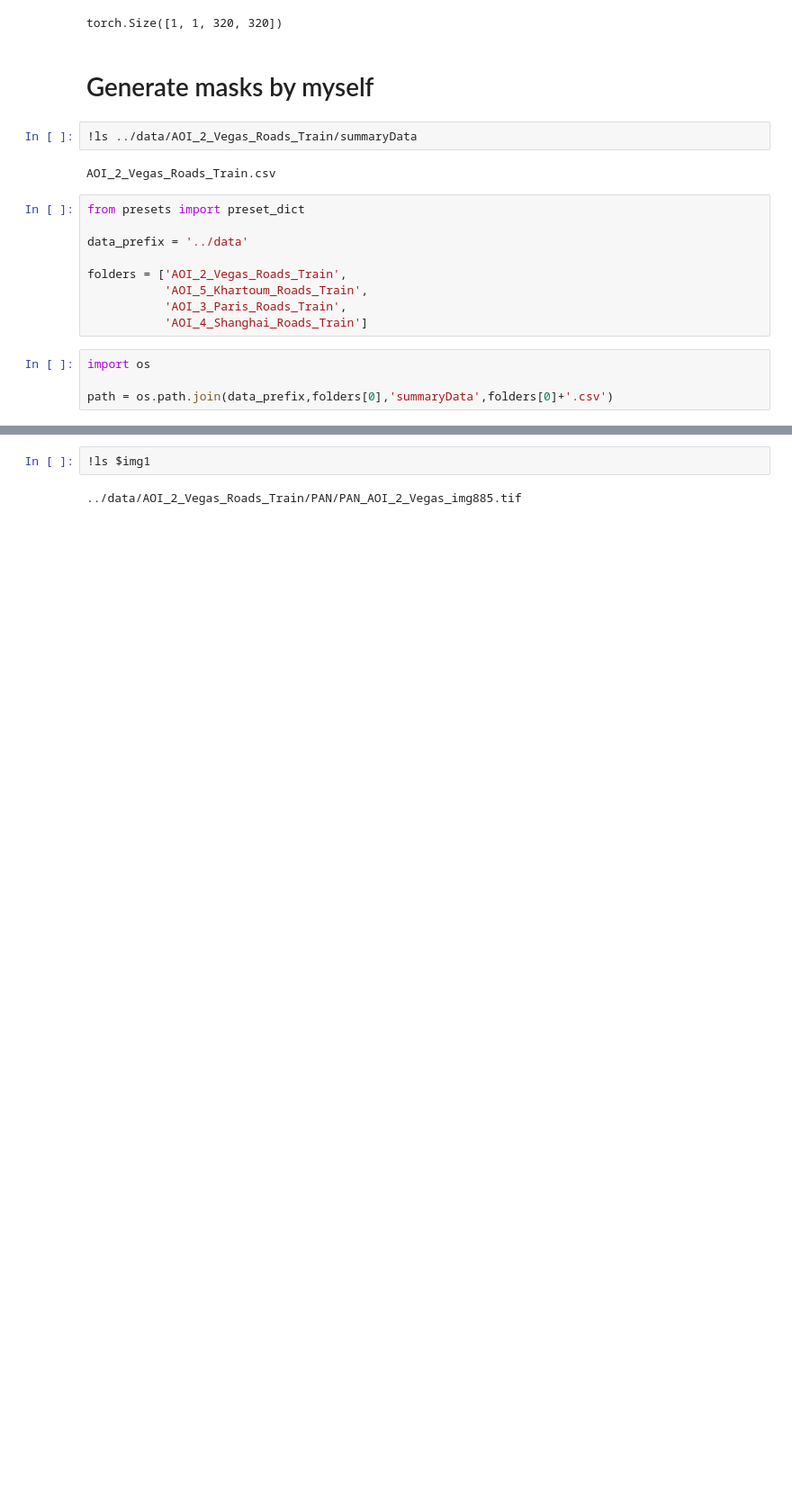
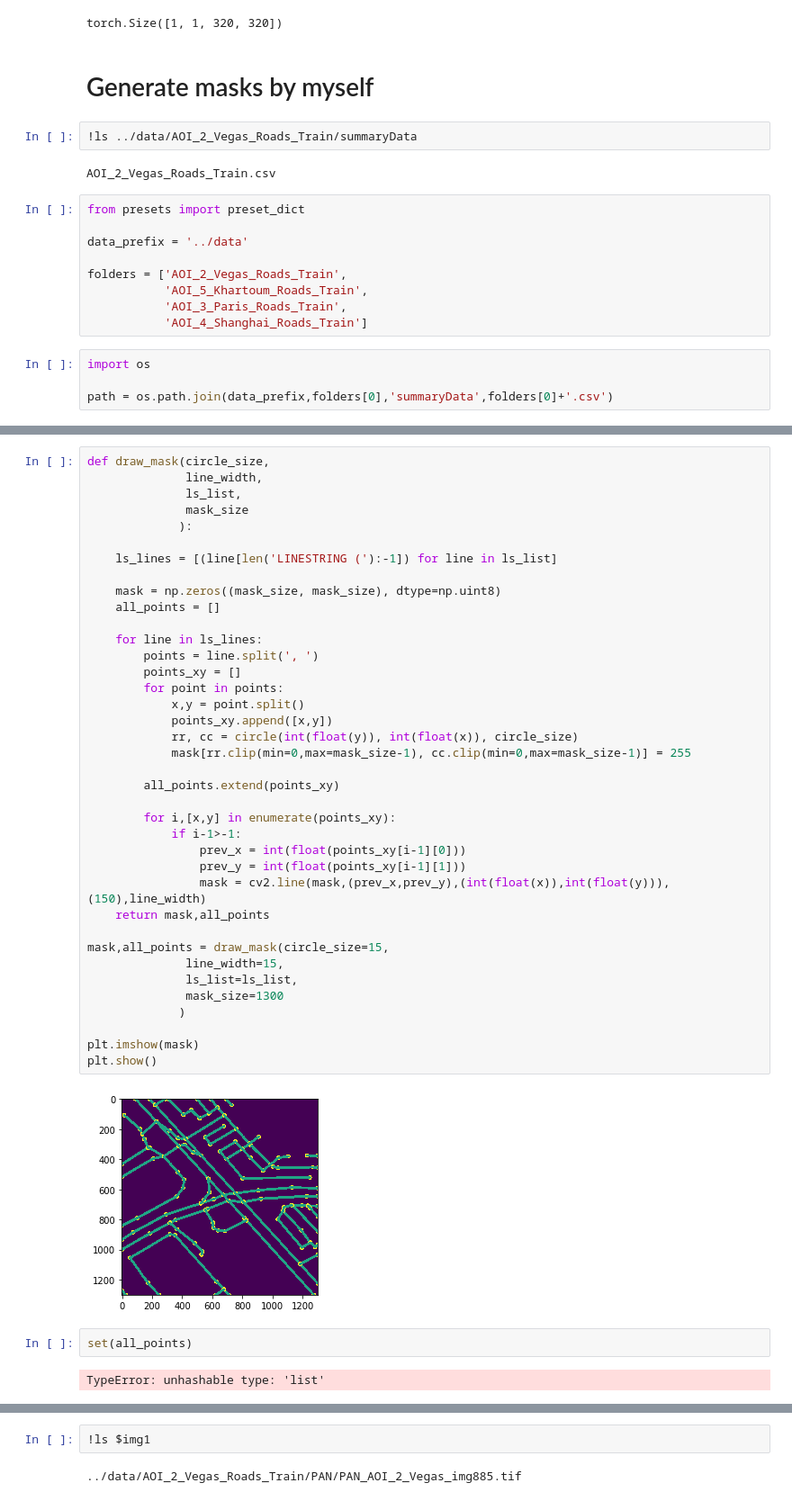
Before and after one commit to snakers4/spacenet-three, a Jupyter notebook: src/test_config.ipynb, the cells around one changed output, grey strips where cells are left out. Shown at 90% size. Cells and saved outputs as stored; diff of their text form; blank space fills up the shorter version.

```diff
--- a/src/test_config.ipynb
+++ b/src/test_config.ipynb
@@ -523,0 +599,44 @@ plt.show()
+# %%
+def draw_mask(circle_size,
+              line_width,
+              ls_list,
+              mask_size
+             ):
+
+    ls_lines = [(line[len('LINESTRING ('):-1]) for line in ls_list]
+
+    mask = np.zeros((mask_size, mask_size), dtype=np.uint8)
+    all_points = []
+
+    for line in ls_lines:
+        points = line.split(', ')
+        points_xy = []
+        for point in points:
+            x,y = point.split()
+            points_xy.append([x,y])
+            rr, cc = circle(int(float(y)), int(float(x)), circle_size)
+            mask[rr.clip(min=0,max=mask_size-1), cc.clip(min=0,max=mask_size-1)] = 255
+
+        all_points.extend(points_xy)
+
+        for i,[x,y] in enumerate(points_xy):
+            if i-1>-1:
+                prev_x = int(float(points_xy[i-1][0]))
+                prev_y = int(float(points_xy[i-1][1]))
+                mask = cv2.line(mask,(prev_x,prev_y),(int(float(x)),int(float(y))),(150),line_width)
+    return mask,all_points
+
+mask,all_points = draw_mask(circle_size=15,
+              line_width=15,
+              ls_list=ls_list,
+              mask_size=1300
+             )
+
+plt.imshow(mask)
+plt.show()
+# %% [output]
+[figure, added]
+# %%
+set(all_points)
+# %% [output]
+TypeError: unhashable type: 'list'
```
Also changed, not shown: parts of 29 cells of this notebook, 3 other files.
